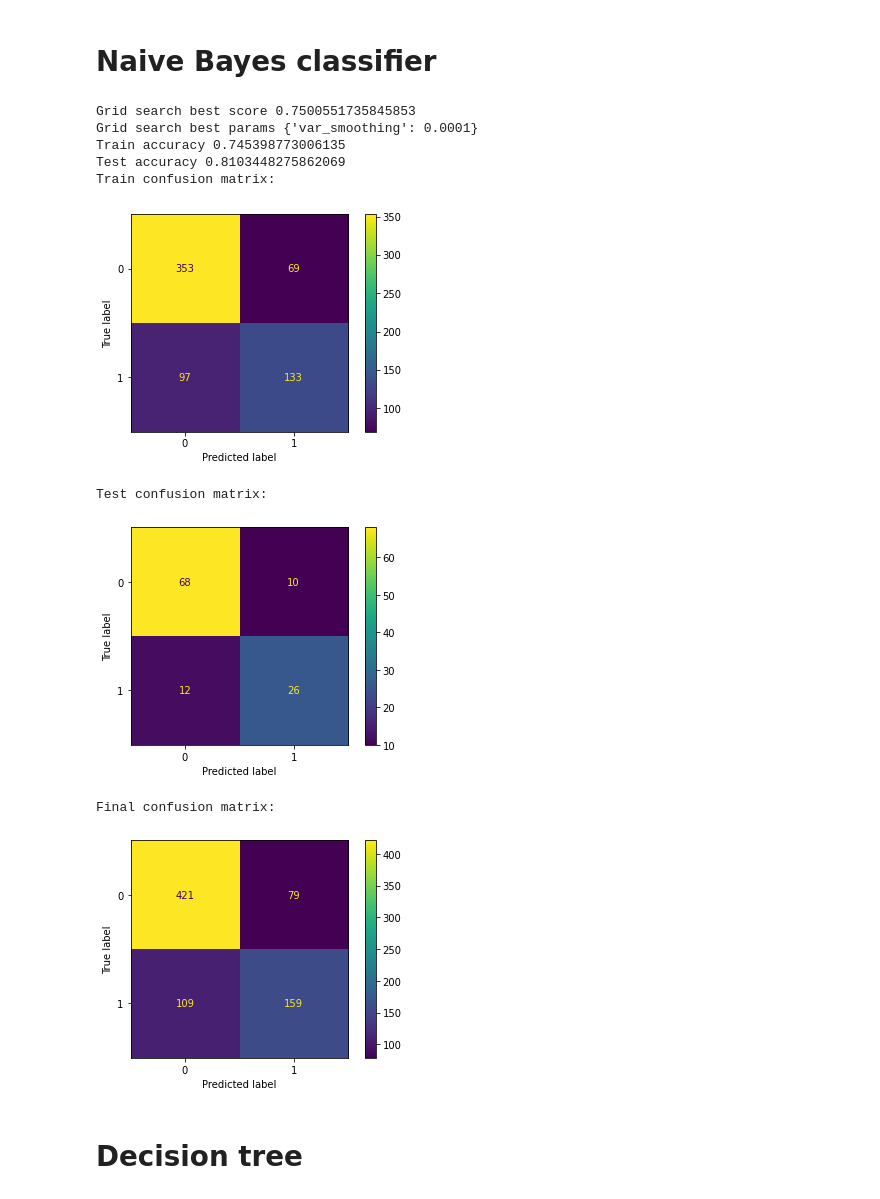
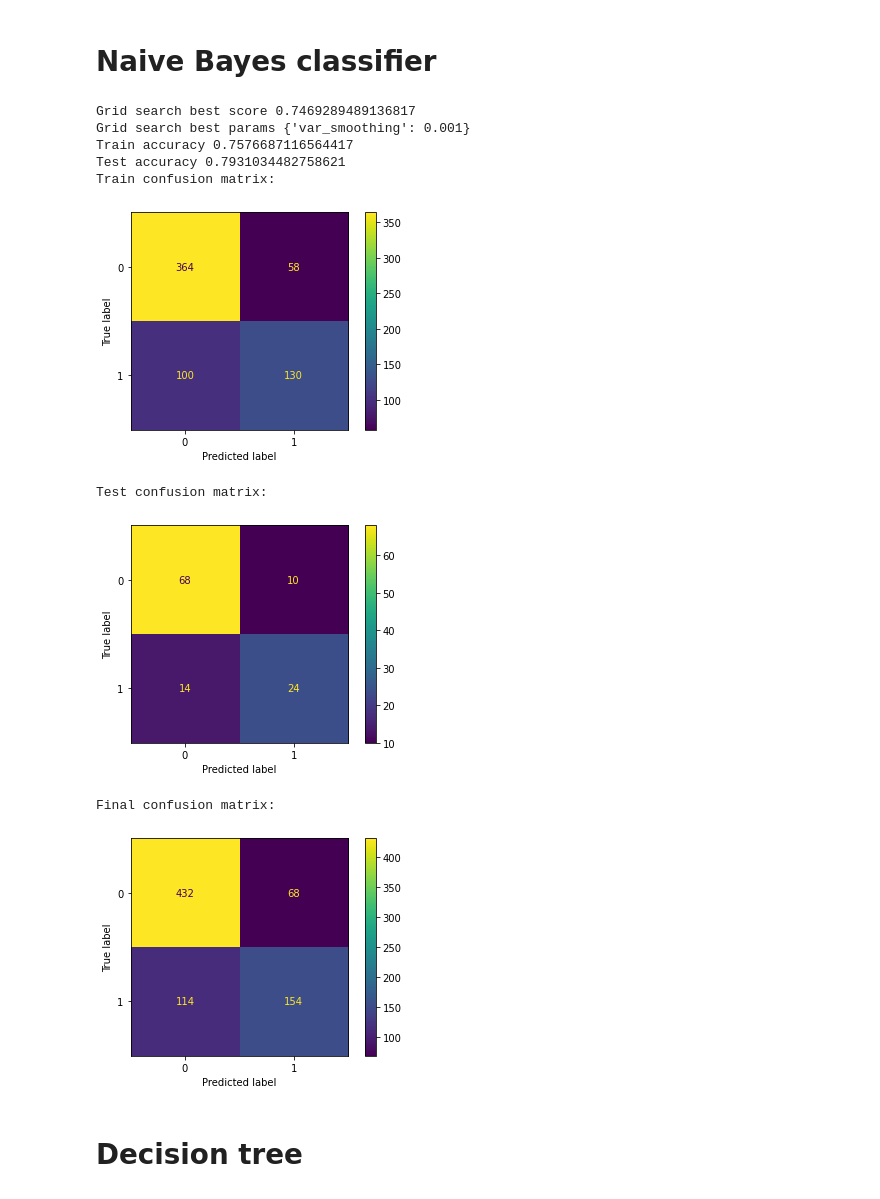
Before and after one commit to pm51502/zop-lab1, a Jupyter notebook: zop_projekt.ipynb, the cells around one changed output. Saved outputs shown, nothing was run; the diff lists cells and outputs as text; code cells hidden in the pictures.

```diff
--- a/zop_projekt.ipynb
+++ b/zop_projekt.ipynb
@@ -153,43 +155,43 @@ from sklearn.naive_bayes import GaussianNB
 
 parameters = {'var_smoothing': [0.3, 0.2, 0.1, 0.01, 0.001, 0.0001]}
 
 gnb = GaussianNB()
 gs = GridSearchCV(gnb, parameters, scoring='accuracy')
-gs.fit(X, y)
+gs.fit(X_train, y_train)
 
 print('Grid search best score', gs.best_score_)
 print('Grid search best params', gs.best_params_)
 
 y_pred_train = gs.predict(X_train)
 y_pred_test = gs.predict(X_test)
 
 train_acc = accuracy_score(y_train, y_pred_train)
 test_acc = accuracy_score(y_test, y_pred_test)
 
 print('Train accuracy', train_acc)
 print('Test accuracy', test_acc)
 
 print('Train confusion matrix:')
 plot_cf_matrix(y_train, y_pred_train, labels=gs.classes_)
 
 print('Test confusion matrix:')
 plot_cf_matrix(y_test, y_pred_test, labels=gs.classes_)
 
 print('Final confusion matrix:')
 plot_cf_matrix(np.append(y_train, y_test), np.append(y_pred_train, y_pred_test), labels=gs.classes_)
 
 gnb = gs
 # %% [output]
-Grid search best score 0.7500551735845853
-Grid search best params {'var_smoothing': 0.0001}
-Train accuracy 0.745398773006135
-Test accuracy 0.8103448275862069
+Grid search best score 0.7469289489136817
+Grid search best params {'var_smoothing': 0.001}
+Train accuracy 0.7576687116564417
+Test accuracy 0.7931034482758621
 Train confusion matrix:
-[figure, old version]
+[figure, new version]
 Test confusion matrix:
 [figure]
 Final confusion matrix:
-[figure, old version]
+[figure, new version]
 # %% [markdown]
 # Decision tree
 # %%
```
Also changed, not shown: parts of 6 cells of this notebook.
